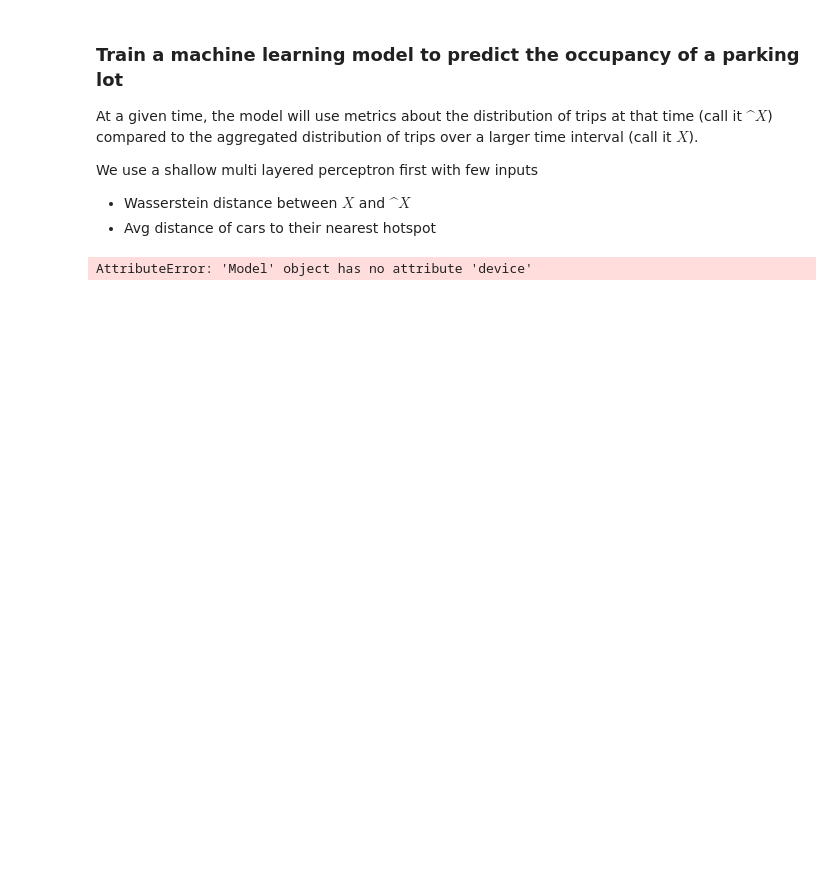
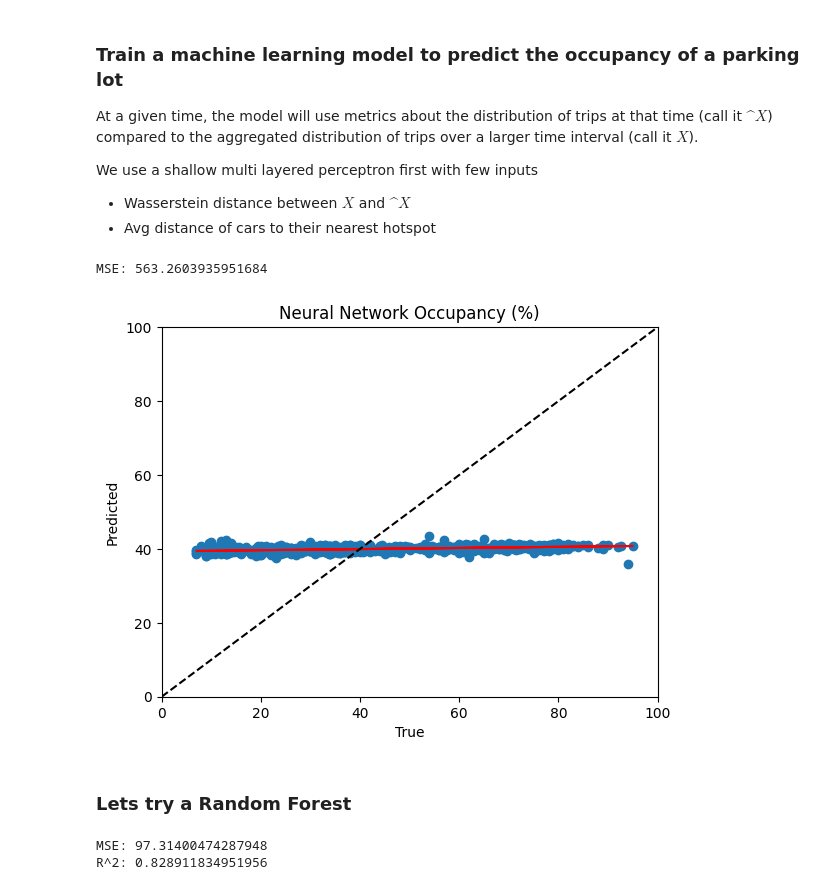
Before and after one commit to INRIX-Logan-Garwood/Parking-Location-vs-Occupancy, a Jupyter notebook: notebooks/train_model.ipynb, the cells around one changed output. Saved outputs shown, nothing was run; the diff lists cells and outputs as text; code cells hidden in the pictures; blank space fills up the shorter version.

Commit message:
random forest for the w

```diff
--- a/notebooks/train_model.ipynb
+++ b/notebooks/train_model.ipynb
@@ -171,16 +172,38 @@ os.chdir('../src')
 
 from model import Model
 # %%
-input_features = ['wasserstein', 'avg_hotspot_distance', 'hour', 'day']
+input_features = ['wasserstein', 'avg_hotspot_distance', 'hour', 'day_of_week']
 
 X = df[input_features].values
 y = df['f_pct_occ'].values
-X_train, X_test, y_train, y_test = train_test_split(X, y, test_size=0.2, random_state=42)
+X_train, X_test, y_train, y_test = train_test_split(X, y, test_size=0.2)
 
 scaler = StandardScaler()
 X_train = scaler.fit_transform(X_train)
 X_test = scaler.transform(X_test)
 
 model = Model(input_dim=len(input_features))
+model.fit(X_train, y_train, epochs=1000, batch_size=32)
+
+y_pred = model.predict(X_test)
+mse = mean_squared_error(y_test, y_pred)
+print(f'MSE: {mse}')
 # %% [output]
-AttributeError: 'Model' object has no attribute 'device'
+MSE: 563.2603935951684
+# %%
+# plot predictions vs. true values
+plt.scatter(y_test, y_pred)
+# line of best fit
+m, b = np.polyfit(y_test, y_pred, 1)
+plt.plot(y_test, m*y_test + b, color='red')
+plt.plot([0, 100], [0, 100], color='black', linestyle='--')
+plt.xlim(0, 100)
+plt.ylim(0, 100)
+plt.xlabel('True')
+plt.ylabel('Predicted')
+plt.title('Neural Network Occupancy (%)')
+plt.show()
+# %% [output]
+[figure, added]
+# %% [markdown]
+### Lets try a Random Forest
@@ -186,0 +214,27 @@ AttributeError: 'Model' object has no attribute 'device'
+# %%
+# input_features = ['wasserstein', 'avg_hotspot_distance', 'day_of_week']
+input_features = ['wasserstein', 'avg_hotspot_distance', 'hour', 'day_of_week']
+# input_features = ['hour', 'day_of_week']
+output_feature = 'f_pct_occ' #'i_avail'
+
+X = df[input_features].values
+y = df[output_feature].values
+X_train, X_test, y_train, y_test = train_test_split(X, y, test_size=0.2)
+
+scaler = StandardScaler()
+X_train = scaler.fit_transform(X_train)
+X_test = scaler.transform(X_test)
+
+model = RandomForestRegressor(n_estimators=2000, max_depth=50)
+model.fit(X_train, y_train)
+
+y_pred = model.predict(X_test)
+mse = mean_squared_error(y_test, y_pred)
+print(f'MSE: {mse}')
+
+# r^2 value between y_test and y_pred
+r2 = r2_score(y_test, y_pred)
+print(f'R^2: {r2}')
+# %% [output]
+MSE: 97.31400474287948
+R^2: 0.828911834951956
```
Also changed, not shown: parts of 9 cells of this notebook, 1 other file.
